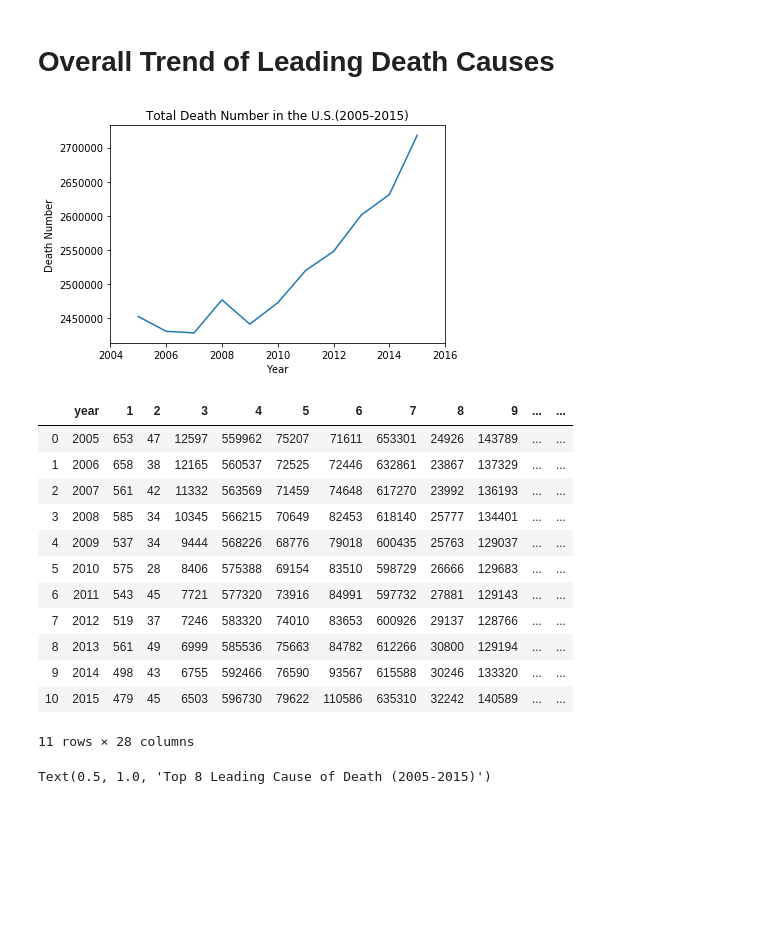
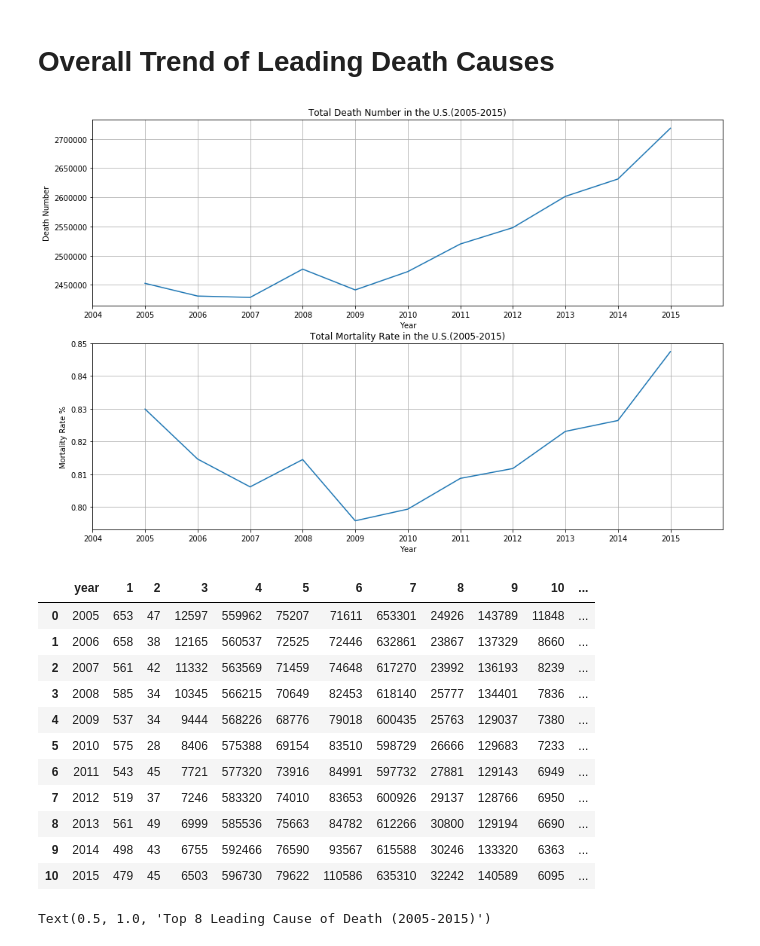
Before and after one commit to HenryWang6/FoA_finalproject, a Jupyter notebook: 2-OverallTopCauses-cdc mortality data.ipynb, the cells around one changed output. Cells and saved outputs as stored; diff of their text form; code cells hidden in the pictures; blank space fills up the shorter version.

```diff
--- a/2-OverallTopCauses-cdc mortality data.ipynb
+++ b/2-OverallTopCauses-cdc mortality data.ipynb
@@ -9,7 +14,8 @@ import matplotlib.pyplot as plt
 
 df=[] #len=11, each = 1yr
 for i in range(2005,2016):
-    url = 'data/mortality_selected/'+str(i)+'.csv'
+    #url = 'data/mortality_selected/'+str(i)+'.csv'
+    url = '/content/drive/My Drive/Colab Notebooks/Fondation Final Project/data/mortality_selected/'+str(i)+'.csv'
     df1 = pd.read_csv(url)
     df.append(df1)
     print('Loading data of year',i)
@@ -50,19 +46,38 @@ no longer need when using mortality_selected data
 # %%
 '''
 Total Death Number Trend
 '''
+popu_df = pd.read_csv('/content/drive/My Drive/Colab Notebooks/Fondation Final Project/data/US Population.csv')
+popu_df
+
 dnumber = [] #death number of each year in a list
 for i in range(11):
     dnumber.append(df[i].shape[0])
 
+plt.figure(figsize=(15,10))
+plt.subplot(2,1,1)
 plt.plot(np.arange(2005,2016), dnumber)
 plt.xlabel('Year')
 plt.ylabel('Death Number')
 plt.title('Total Death Number in the U.S.(2005-2015)')
 plt.xlim(2004,2016)
+plt.xticks(np.arange(2004,2016))
+plt.grid(axis='both', which='both')
+
+drate = []
+for i in range(11):
+    drate.append(dnumber[i]/popu_df['US_Population'][i]*100)
+plt.subplot(2,1,2)
+plt.plot(np.arange(2005,2016), drate)
+plt.xlabel('Year')
+plt.ylabel('Mortality Rate %')
+plt.title('Total Mortality Rate in the U.S.(2005-2015)')
+plt.xlim(2004,2016)
+plt.xticks(np.arange(2004,2016))
+plt.grid(axis='both', which='both')
 plt.show()
 # %% [output]
-[figure, old version]
+[figure, new version]
 # %%
 '''Leading Death Causes Over 11 Yrs'''
 # generate topcause_df to store leading cause data
@@ -82,19 +97,18 @@ for i in range(11):
 
 topcause_df
 # %% [output]
-|  | year | 1 | 2 | 3 | 4 | 5 | 6 | 7 | 8 | 9 | ... | ... |
-| 0 | 2005 | 653 | 47 | 12597 | 559962 | 75207 | 71611 | 653301 | 24926 | 143789 | ... | ... |
-| 1 | 2006 | 658 | 38 | 12165 | 560537 | 72525 | 72446 | 632861 | 23867 | 137329 | ... | ... |
-| 2 | 2007 | 561 | 42 | 11332 | 563569 | 71459 | 74648 | 617270 | 23992 | 136193 | ... | ... |
-| 3 | 2008 | 585 | 34 | 10345 | 566215 | 70649 | 82453 | 618140 | 25777 | 134401 | ... | ... |
-| 4 | 2009 | 537 | 34 | 9444 | 568226 | 68776 | 79018 | 600435 | 25763 | 129037 | ... | ... |
-| 5 | 2010 | 575 | 28 | 8406 | 575388 | 69154 | 83510 | 598729 | 26666 | 129683 | ... | ... |
-| 6 | 2011 | 543 | 45 | 7721 | 577320 | 73916 | 84991 | 597732 | 27881 | 129143 | ... | ... |
-| 7 | 2012 | 519 | 37 | 7246 | 583320 | 74010 | 83653 | 600926 | 29137 | 128766 | ... | ... |
-| 8 | 2013 | 561 | 49 | 6999 | 585536 | 75663 | 84782 | 612266 | 30800 | 129194 | ... | ... |
-| 9 | 2014 | 498 | 43 | 6755 | 592466 | 76590 | 93567 | 615588 | 30246 | 133320 | ... | ... |
-| 10 | 2015 | 479 | 45 | 6503 | 596730 | 79622 | 110586 | 635310 | 32242 | 140589 | ... | ... |
+|  | year | 1 | 2 | 3 | 4 | 5 | 6 | 7 | 8 | 9 | 10 | ... |
+| 0 | 2005 | 653 | 47 | 12597 | 559962 | 75207 | 71611 | 653301 | 24926 | 143789 | 11848 | ... |
+| 1 | 2006 | 658 | 38 | 12165 | 560537 | 72525 | 72446 | 632861 | 23867 | 137329 | 8660 | ... |
+| 2 | 2007 | 561 | 42 | 11332 | 563569 | 71459 | 74648 | 617270 | 23992 | 136193 | 8239 | ... |
+| 3 | 2008 | 585 | 34 | 10345 | 566215 | 70649 | 82453 | 618140 | 25777 | 134401 | 7836 | ... |
+| 4 | 2009 | 537 | 34 | 9444 | 568226 | 68776 | 79018 | 600435 | 25763 | 129037 | 7380 | ... |
+| 5 | 2010 | 575 | 28 | 8406 | 575388 | 69154 | 83510 | 598729 | 26666 | 129683 | 7233 | ... |
+| 6 | 2011 | 543 | 45 | 7721 | 577320 | 73916 | 84991 | 597732 | 27881 | 129143 | 6949 | ... |
+| 7 | 2012 | 519 | 37 | 7246 | 583320 | 74010 | 83653 | 600926 | 29137 | 128766 | 6950 | ... |
+| 8 | 2013 | 561 | 49 | 6999 | 585536 | 75663 | 84782 | 612266 | 30800 | 129194 | 6690 | ... |
+| 9 | 2014 | 498 | 43 | 6755 | 592466 | 76590 | 93567 | 615588 | 30246 | 133320 | 6363 | ... |
+| 10 | 2015 | 479 | 45 | 6503 | 596730 | 79622 | 110586 | 635310 | 32242 | 140589 | 6095 | ... |
-11 rows × 28 columns
 # %%
 #save to a csv file for possible later use
 
```
Also changed, not shown: parts of 4 cells of this notebook, 17 other files.
